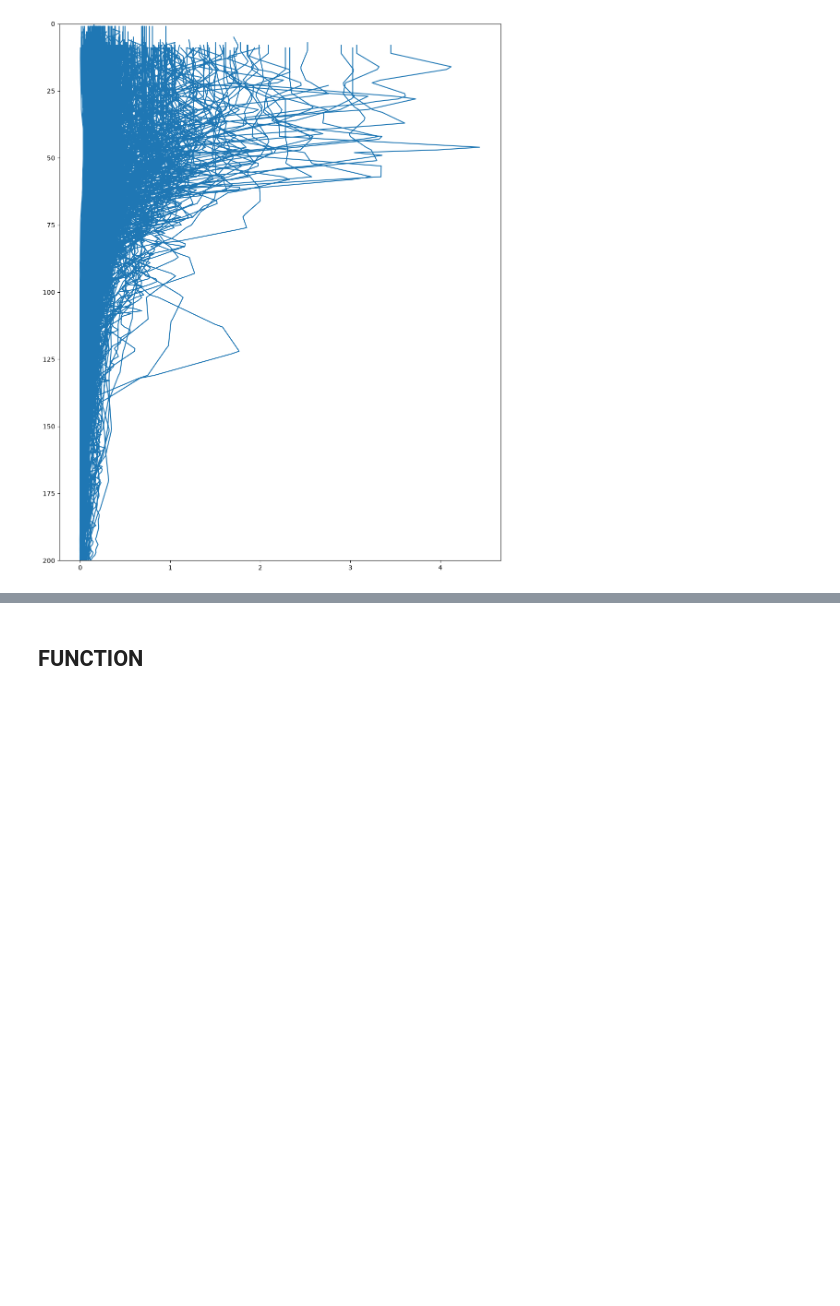
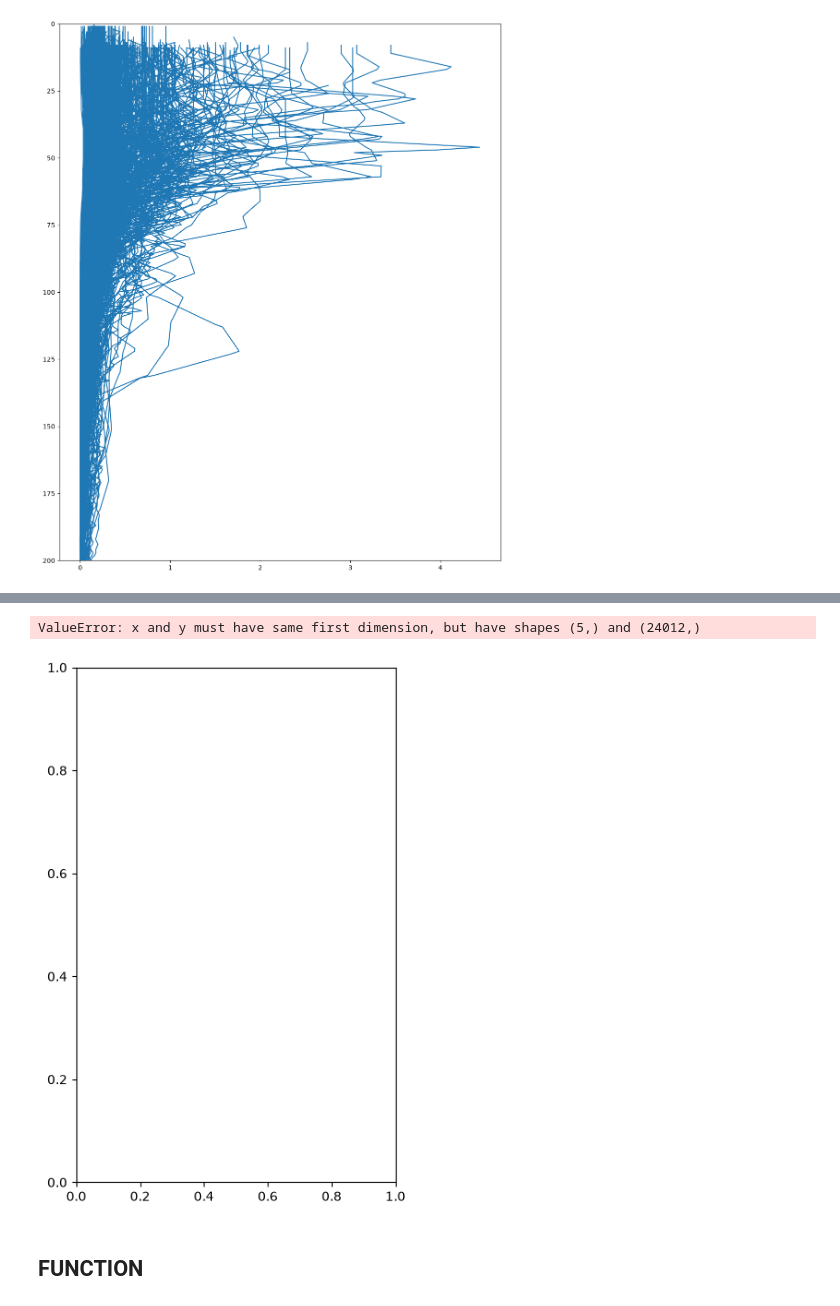
Before and after one commit to Lilah-Asalie/IBIS_Project, a Jupyter notebook: New_Subplots_ProMonths.ipynb, the cells around one changed output, grey strips where cells are left out. Saved outputs shown, nothing was run; the diff lists cells and outputs as text; code cells hidden in the pictures; blank space fills up the shorter version.

```diff
--- a/New_Subplots_ProMonths.ipynb
+++ b/New_Subplots_ProMonths.ipynb
@@ -337,0 +316,5 @@ Name: WMOID, Length: 246123, dtype: bool
+# %%
+df_c = df_b[['DOXY_ADJUSTED', 'month']]
+# %%
+df_d = df_c.groupby('month').mean()
+df_d
@@ -338,3 +329,14 @@ Name: WMOID, Length: 246123, dtype: bool
+# %%
+fig = plt.figure(figsize=(4,6), layout='constrained')
+ax = fig.add_subplot()
+plot = ax.plot(df_d['DOXY_ADJUSTED'], df_b['PRES_ADJUSTED'])
+
+ax.set_ylim(0,200)
+ax.invert_yaxis()
+# ax.set_title(title, fontsize=title_size)
+# %% [output]
+ValueError: x and y must have same first dimension, but have shapes (5,) and (24012,)
+[figure, added]
 # %% [markdown]
 ## FUNCTION
 # %%
```
Also changed, not shown: parts of 3 cells of this notebook.
